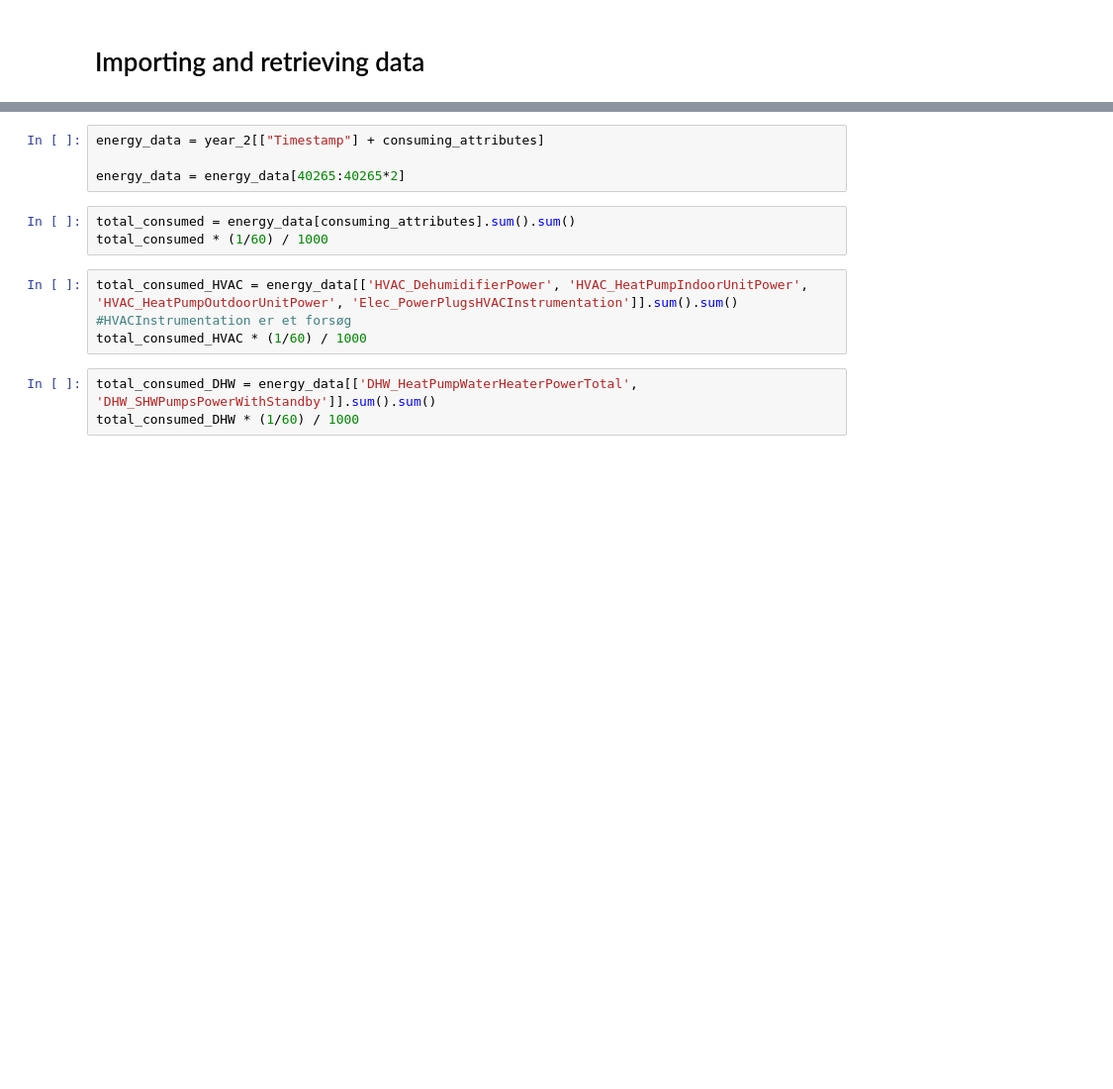
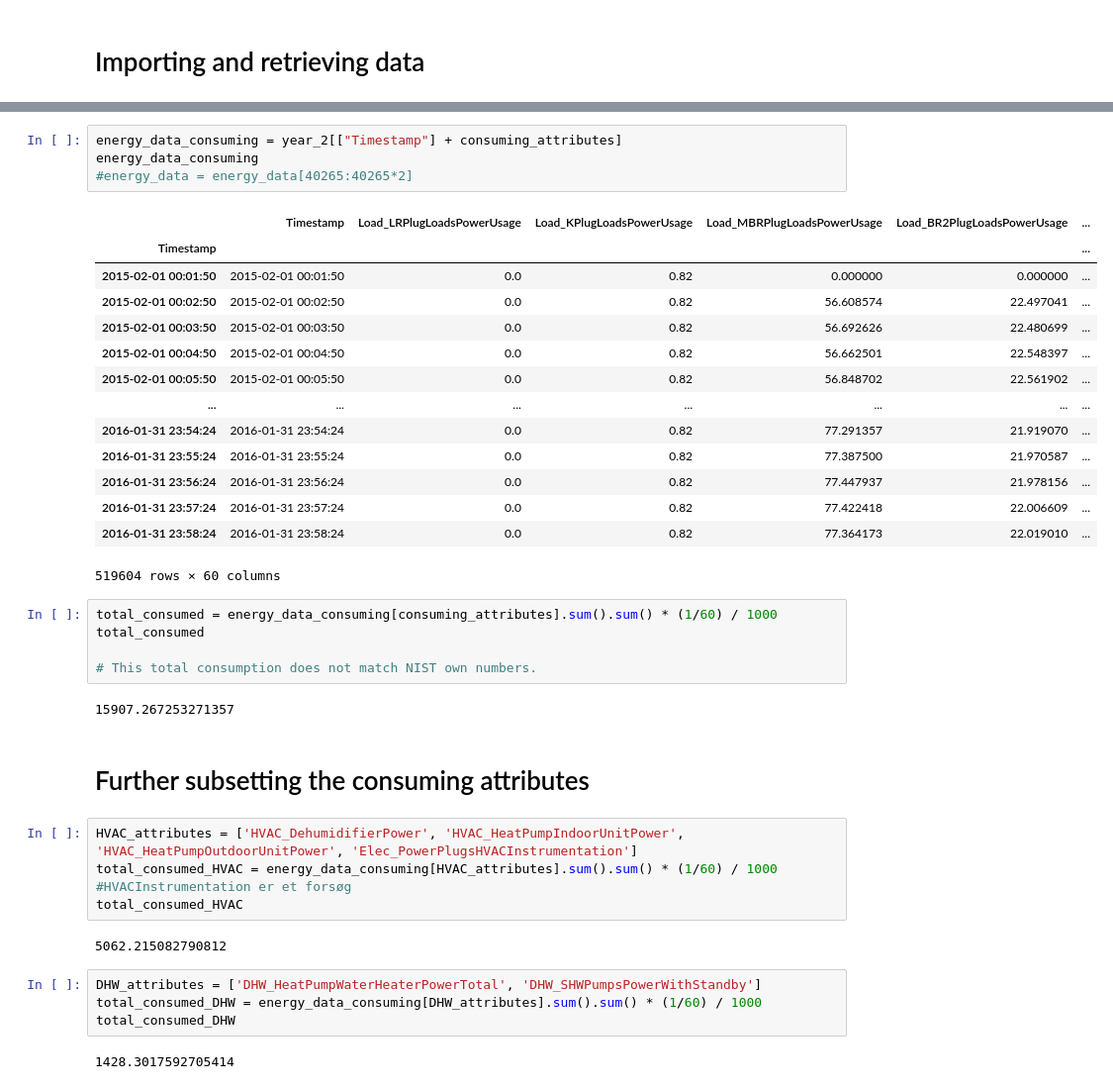
Before and after one commit to Divixity/Datavidenskab-P6, a Jupyter notebook: Development/ConsumingAttributes.ipynb, the cells around one changed output, grey strips where cells are left out. Shown at 99% size. Saved outputs shown, nothing was run; the diff lists cells and outputs as text; blank space fills up the shorter version.

```diff
--- a/Development/ConsumingAttributes.ipynb
+++ b/Development/ConsumingAttributes.ipynb
@@ -35,17 +59,44 @@ consuming_attributes
 # %%
-energy_data = year_2[["Timestamp"] + consuming_attributes]
-
-energy_data = energy_data[40265:40265*2]
+energy_data_consuming = year_2[["Timestamp"] + consuming_attributes]
+energy_data_consuming
+#energy_data = energy_data[40265:40265*2]
+# %% [output]
+|  | Timestamp | Load_LRPlugLoadsPowerUsage | Load_KPlugLoadsPowerUsage | Load_MBRPlugLoadsPowerUsage | Load_BR2PlugLoadsPowerUsage | ... |
+| Timestamp |  |  |  |  |  | ... |
+| 2015-02-01 00:01:50 | 2015-02-01 00:01:50 | 0.0 | 0.82 | 0.000000 | 0.000000 | ... |
+| 2015-02-01 00:02:50 | 2015-02-01 00:02:50 | 0.0 | 0.82 | 56.608574 | 22.497041 | ... |
+| 2015-02-01 00:03:50 | 2015-02-01 00:03:50 | 0.0 | 0.82 | 56.692626 | 22.480699 | ... |
+| 2015-02-01 00:04:50 | 2015-02-01 00:04:50 | 0.0 | 0.82 | 56.662501 | 22.548397 | ... |
+| 2015-02-01 00:05:50 | 2015-02-01 00:05:50 | 0.0 | 0.82 | 56.848702 | 22.561902 | ... |
+| ... | ... | ... | ... | ... | ... | ... |
+| 2016-01-31 23:54:24 | 2016-01-31 23:54:24 | 0.0 | 0.82 | 77.291357 | 21.919070 | ... |
+| 2016-01-31 23:55:24 | 2016-01-31 23:55:24 | 0.0 | 0.82 | 77.387500 | 21.970587 | ... |
+| 2016-01-31 23:56:24 | 2016-01-31 23:56:24 | 0.0 | 0.82 | 77.447937 | 21.978156 | ... |
+| 2016-01-31 23:57:24 | 2016-01-31 23:57:24 | 0.0 | 0.82 | 77.422418 | 22.006609 | ... |
+| 2016-01-31 23:58:24 | 2016-01-31 23:58:24 | 0.0 | 0.82 | 77.364173 | 22.019010 | ... |
+519604 rows × 60 columns
 # %%
-total_consumed = energy_data[consuming_attributes].sum().sum()
-total_consumed * (1/60) / 1000
+total_consumed = energy_data_consuming[consuming_attributes].sum().sum() * (1/60) / 1000
+total_consumed
+
+# This total consumption does not match NIST own numbers.
+# %% [output]
+15907.267253271357
+# %% [markdown]
+# Further subsetting the consuming attributes
 # %%
-total_consumed_HVAC = energy_data[['HVAC_DehumidifierPower', 'HVAC_HeatPumpIndoorUnitPower', 'HVAC_HeatPumpOutdoorUnitPower', 'Elec_PowerPlugsHVACInstrumentation']].sum().sum()
+HVAC_attributes = ['HVAC_DehumidifierPower', 'HVAC_HeatPumpIndoorUnitPower', 'HVAC_HeatPumpOutdoorUnitPower', 'Elec_PowerPlugsHVACInstrumentation']
+total_consumed_HVAC = energy_data_consuming[HVAC_attributes].sum().sum() * (1/60) / 1000
 #HVACInstrumentation er et forsøg
-total_consumed_HVAC * (1/60) / 1000
+total_consumed_HVAC
+# %% [output]
+5062.215082790812
 # %%
-total_consumed_DHW = energy_data[['DHW_HeatPumpWaterHeaterPowerTotal', 'DHW_SHWPumpsPowerWithStandby']].sum().sum()
-total_consumed_DHW * (1/60) / 1000
+DHW_attributes = ['DHW_HeatPumpWaterHeaterPowerTotal', 'DHW_SHWPumpsPowerWithStandby']
+total_consumed_DHW = energy_data_consuming[DHW_attributes].sum().sum() * (1/60) / 1000
+total_consumed_DHW
+# %% [output]
+1428.3017592705414
 # %%
 lighting_attributes = watt_attributes[watt_attributes["Subsystem"] == "Lighting"]
 lighting_attributes = lighting_attributes["Attribute"].to_list()
```
Also changed, not shown: parts of 23 cells of this notebook.
